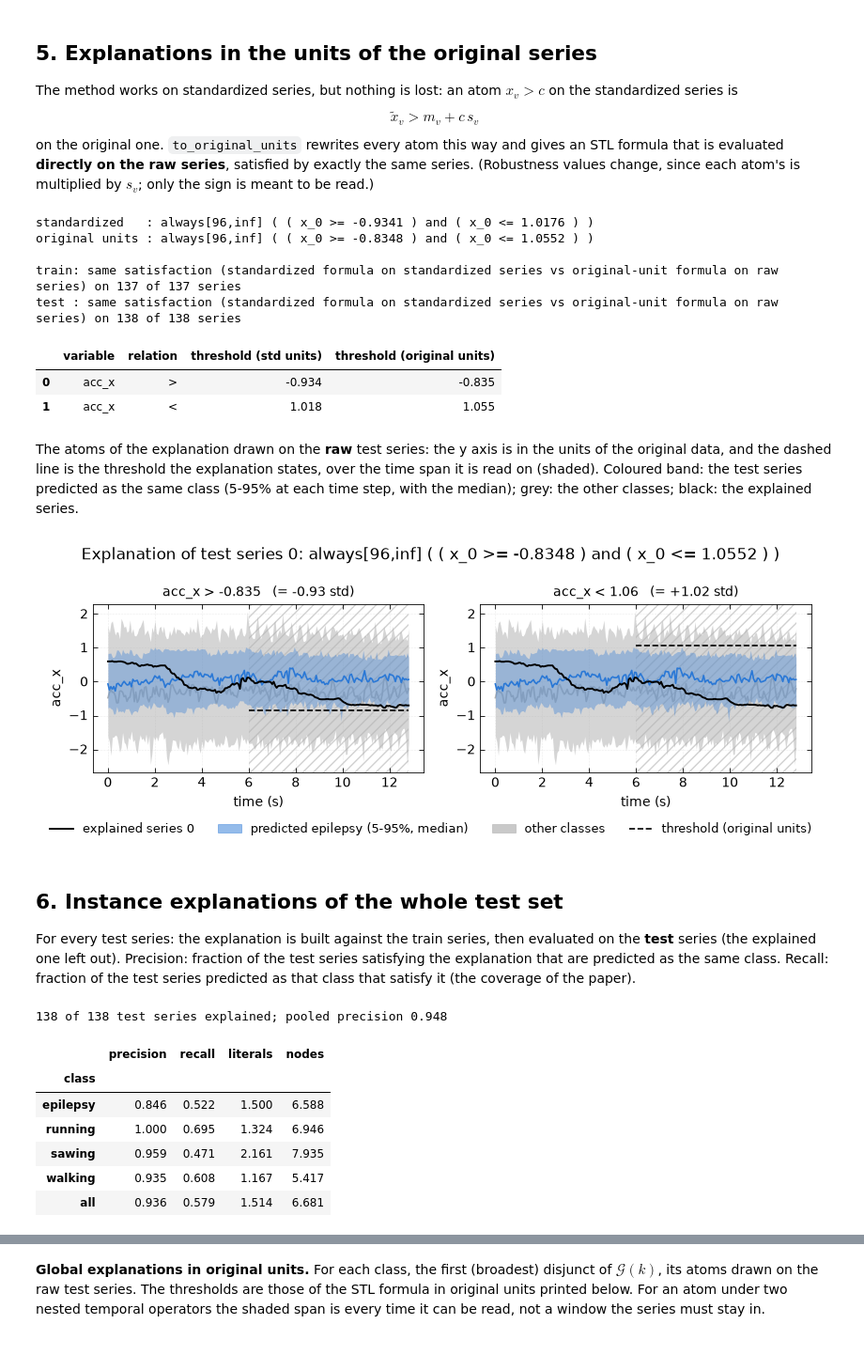
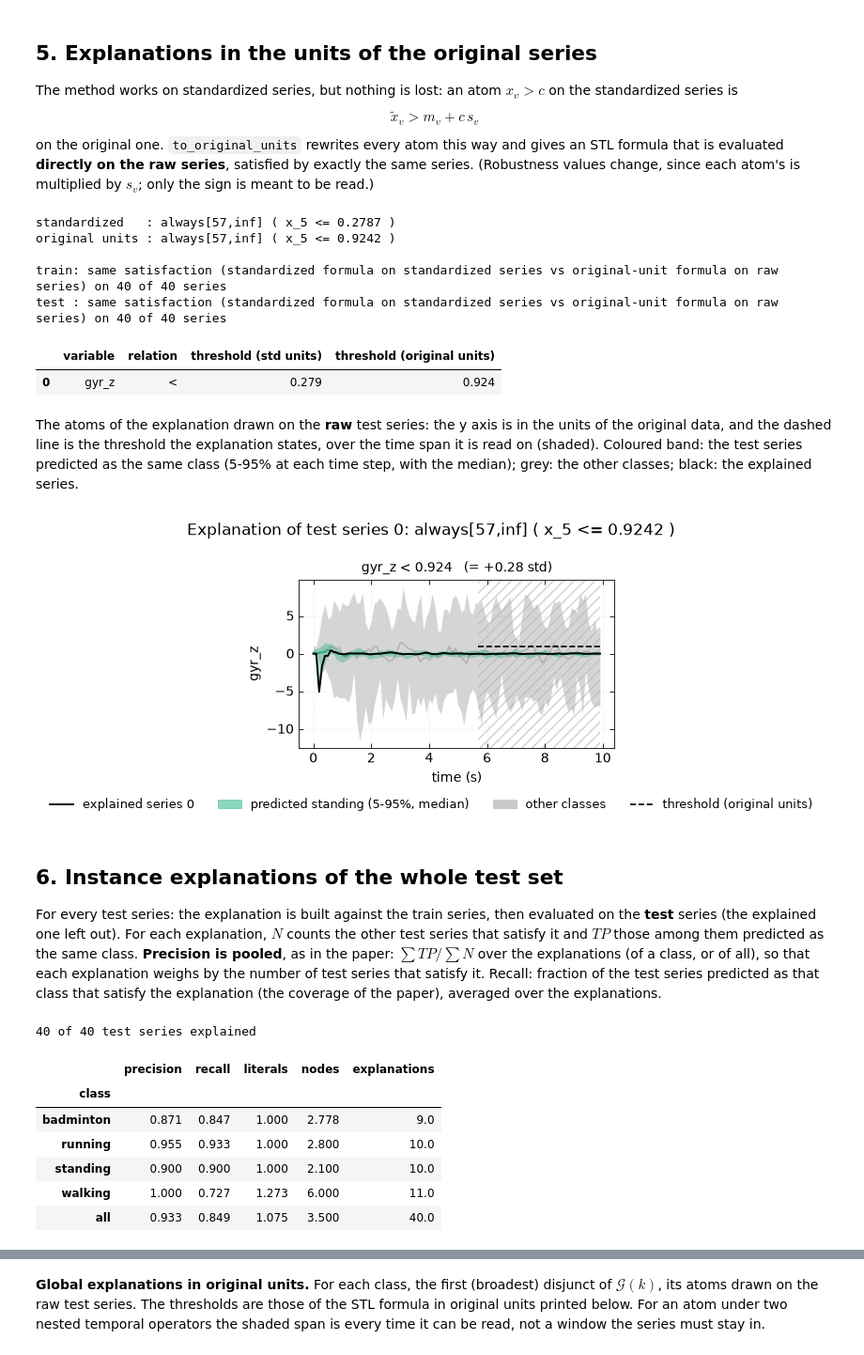
Before and after one commit to adellasiega/STLRocket, a Jupyter notebook: local_experiments/pipeline_walkthrough.ipynb, the cells around one changed output, grey strips where cells are left out. Shown at 94% size. Cells and saved outputs as stored; diff of their text form; code cells hidden in the pictures.

Commit message:
average

```diff
--- a/local_experiments/pipeline_walkthrough.ipynb
+++ b/local_experiments/pipeline_walkthrough.ipynb
@@ -36,7 +36,7 @@ from stlrocket.formula_sampler import F0
 from stlrocket import instance_rules as ir
 from stlrocket.pretty import DATASET_INFO, to_original_units, atom_spans, atom_threshold, nnf
 
-DATASET, SEED = "Epilepsy", 0     # also works with "BasicMotions" (DATASET_INFO has their variable names)
+DATASET, SEED = "BasicMotions", 0     # also works with "BasicMotions" (DATASET_INFO has their variable names)
 pd.set_option("display.max_colwidth", 200)
 OTHER = "#b3b3b3"                 # series of the other classes
 plt.rcParams.update({"font.family": "sans-serif", "mathtext.fontset": "dejavusans"})   # paper font lacks <, >, _ in text
@@ -173,14 +176,13 @@ pd.DataFrame([{"variable": info.var_names[a.var_index], "relation": "<" if a.lte
                "threshold (original units)": round(atom_threshold(a, mean, std), 3)}
               for a, *_ in atom_spans(phi)])
 # %% [output]
-standardized   : always[96,inf] ( ( x_0 >= -0.9341 ) and ( x_0 <= 1.0176 ) )
-original units : always[96,inf] ( ( x_0 >= -0.8348 ) and ( x_0 <= 1.0552 ) )
+standardized   : always[57,inf] ( x_5 <= 0.2787 )
+original units : always[57,inf] ( x_5 <= 0.9242 )
 
-train: same satisfaction (standardized formula on standardized series vs original-unit formula on raw series) on 137 of 137 series
-test : same satisfaction (standardized formula on standardized series vs original-unit formula on raw series) on 138 of 138 series
+train: same satisfaction (standardized formula on standardized series vs original-unit formula on raw series) on 40 of 40 series
+test : same satisfaction (standardized formula on standardized series vs original-unit formula on raw series) on 40 of 40 series
 |  | variable | relation | threshold (std units) | threshold (original units) |
-| 0 | acc_x | > | -0.934 | -0.835 |
-| 1 | acc_x | < | 1.018 | 1.055 |
+| 0 | gyr_z | < | 0.279 | 0.924 |
 # %% [markdown]
 The atoms of the explanation drawn on the **raw** test series: the y axis is in the units of the original data, and the dashed line is the threshold the explanation states, over the time span it is read on (shaded). Coloured band: the test series predicted as the same class (5-95% at each time step, with the median); grey: the other classes; black: the explained series.
 # %%
@@ -217,36 +219,40 @@ fig.legend(handles=handles, loc="lower center", ncol=4, frameon=False, bbox_to_a
 fig.suptitle(f"Explanation of test series {i}: {phi_orig}", color=INK)
 plt.tight_layout()
 # %% [output]
-[figure, old version]
+[figure, new version]
 # %% [markdown]
 ## 6. Instance explanations of the whole test set
 
-For every test series: the explanation is built against the train series, then evaluated on the **test** series (the explained one left out). Precision: fraction of the test series satisfying the explanation that are predicted as the same class. Recall: fraction of the test series predicted as that class that satisfy it (the coverage of the paper).
+For every test series: the explanation is built against the train series, then evaluated on the **test** series (the explained one left out). For each explanation, $N$ counts the other test series that satisfy it and $TP$ those among them predicted as the same class. **Precision is pooled**, as in the paper: $\sum TP / \sum N$ over the explanations (of a class, or of all), so that each explanation weighs by the number of test series that satisfy it. Recall: fraction of the test series predicted as that class that satisfy the explanation (the coverage of the paper), averaged over the explanations.
 # %%
 test_rules = ir.explain_instances(F_te, W, F_tr, pred["train"], rcfg)
 rows = []
 for i_, rr in enumerate(test_rules):
     if not rr["literals"]:
         continue
     m = ir.rule_metrics(ir.covered(rr["literals"], F_te), rr["k"], pred["test"], exclude=i_)
     phi_s = ir.rule_formula(rr["literals"], formulas, sigma, X_tr)
     rows.append({"class": classes[rr["k"]], "precision": m["precision"], "recall": m["coverage"],
                  "tp": m["tp"], "support": m["support"], "literals": len(rr["literals"]),
                  "nodes": F0.formula_size(phi_s)})
 inst = pd.DataFrame(rows)
-print(f"{len(inst)} of {len(test_rules)} test series explained; pooled precision {inst.tp.sum() / inst.support.sum():.3f}\n")
-summary = inst.groupby("class")[["precision", "recall", "literals", "nodes"]].mean()
-summary.loc["all"] = inst[["precision", "recall", "literals", "nodes"]].mean()
+print(f"{len(inst)} of {len(test_rules)} test series explained\n")
+def summarize(d):
+    return pd.Series({"precision": d.tp.sum() / d.support.sum() if d.support.sum() else np.nan,   # pooled
+                      "recall": d.recall.mean(), "literals": d.literals.mean(), "nodes": d.nodes.mean(),
+                      "explanations": len(d)})
+summary = inst.groupby("class").apply(summarize, include_groups=False)
+summary.loc["all"] = summarize(inst)
 summary.round(3)
 # %% [output]
-138 of 138 test series explained; pooled precision 0.948
+40 of 40 test series explained
-|  | precision | recall | literals | nodes |
-| class |  |  |  |  |
-| epilepsy | 0.846 | 0.522 | 1.500 | 6.588 |
-| running | 1.000 | 0.695 | 1.324 | 6.946 |
-| sawing | 0.959 | 0.471 | 2.161 | 7.935 |
-| walking | 0.935 | 0.608 | 1.167 | 5.417 |
-| all | 0.936 | 0.579 | 1.514 | 6.681 |
+|  | precision | recall | literals | nodes | explanations |
+| class |  |  |  |  |  |
+| badminton | 0.871 | 0.847 | 1.000 | 2.778 | 9.0 |
+| running | 0.955 | 0.933 | 1.000 | 2.800 | 10.0 |
+| standing | 0.900 | 0.900 | 1.000 | 2.100 | 10.0 |
+| walking | 1.000 | 0.727 | 1.273 | 6.000 | 11.0 |
+| all | 0.933 | 0.849 | 1.075 | 3.500 | 40.0 |
 # %%
 fig, (a1, a2) = plt.subplots(1, 2, figsize=(10, 3.2))
 p = inst.precision.dropna()
```
Also changed, not shown: parts of 12 cells of this notebook, 12 other files.
